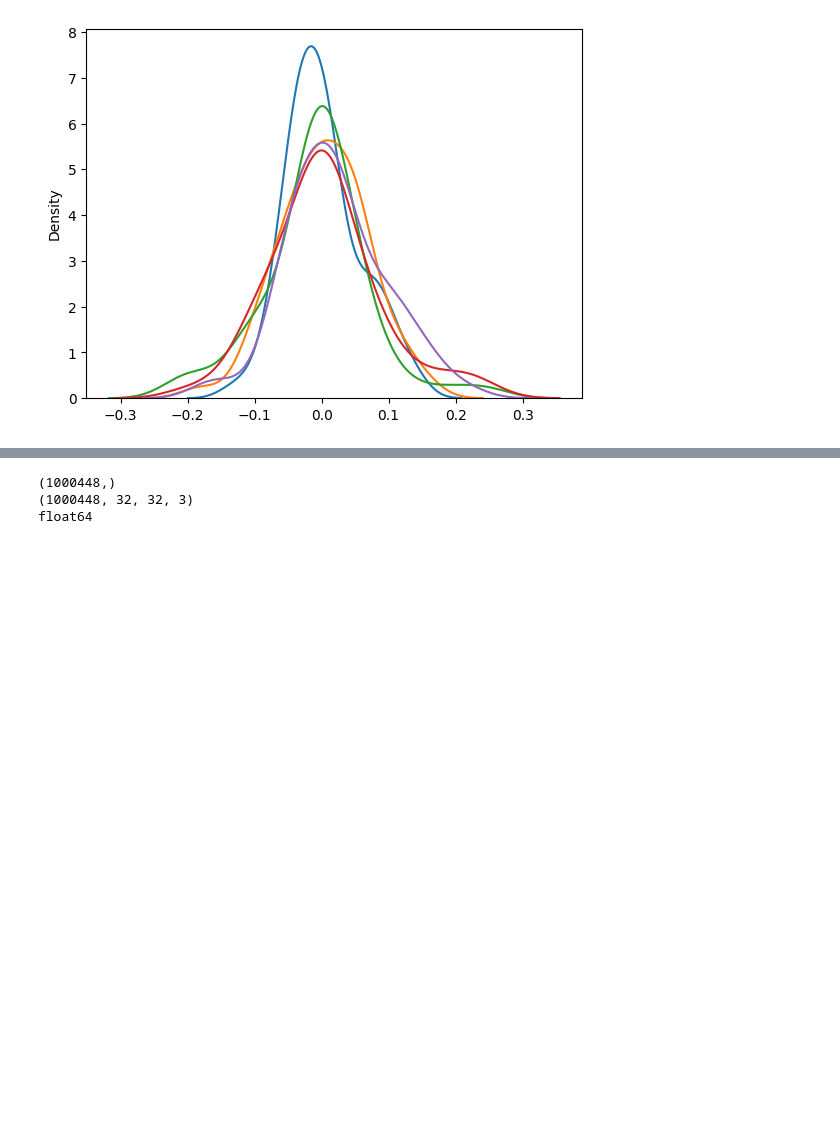
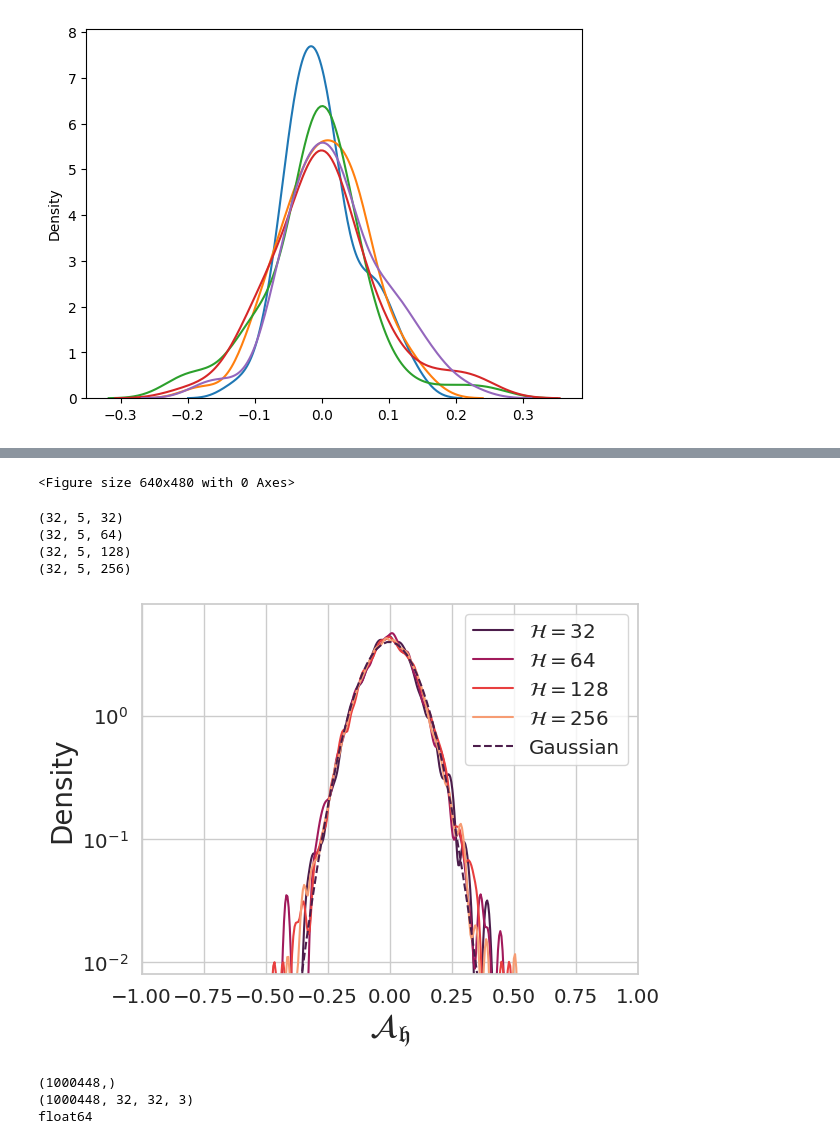
Before and after one commit to Pehlevan-Group/inf_transformer_limits, a Jupyter notebook: learn_gates_scaling.ipynb, the cells around one changed output, grey strips where cells are left out. Saved outputs shown, nothing was run; the diff lists cells and outputs as text; code cells hidden in the pictures; blank space fills up the shorter version.

```diff
--- a/learn_gates_scaling.ipynb
+++ b/learn_gates_scaling.ipynb
@@ -346,3 +344,62 @@ plt.show()
+# %%
+# make plot of attention distribution across different values of H
+
+dim = 16
+head_vals = [32,64,128,256]
+all_A = []
+
+num_inits = 32
+
+plt.figure()
+count = 0
+for i, heads in enumerate(head_vals):
+    model = simple_TF(dim = dim, heads = heads, depth = depth, patch_size = patch_size, scale_exp = 1.0, adam_scale = 0.0)
+
+    Ai = []
+    for j in range(num_inits):
+        params = model.init(random.PRNGKey(j), jnp.ones((4,32,32,3)) )
+        out, state = model.apply(params, x, capture_intermediates=True, mutable=["intermediates"])
+        Aij = []
+        layer = 0
+        for k in state['intermediates'].keys():
+            if "Attention" in k:
+                qk = state['intermediates'][k]['qk_layer']['__call__'][0] /  heads**(0.5) /  dim**(0.5)
+                qk = rearrange( qk, 'b l (h d) -> b h l d' , h = heads) # (batch, heads, loc, d )
+                q,k = jnp.split( qk, 2, axis = -1 ) # gives q, k each of shape ( batch, heads, loc, d )
+                A = 1.0 / dim**(1.0) * jnp.einsum('ijkl,ijml->ijkm', q, k) # batch x heads x loc x loc
+                Aij += [ A[0,:,4,4] ]
+        Ai += [Aij]
+    all_A += [Ai]
+plt.show()
+# %% [output]
+<Figure size 640x480 with 0 Axes>
+# %%
+plt.figure()
+sns.set_palette("rocket", n_colors=len(all_A))
+for i, Ai in enumerate(all_A):
+    Ai = jnp.array(Ai)
+    print(Ai.shape)
+    Ai = Ai[:,-1,:]
+    sns.kdeplot(Ai.flatten(), bw_adjust = 0.5, label = r'$\mathcal{H} = %d$' % head_vals[i])
+sigma = Ai.flatten().std()
+xs = jnp.linspace(-1.0,1.0,100)
+Gauss = jnp.exp(-0.5 * xs**2 / sigma**2 ) / jnp.sqrt(2*jnp.pi*sigma**2)
+plt.plot( xs, Gauss , '--', label = 'Gaussian')
+plt.xlabel(r'$\mathcal{A}_{\mathfrak{h}}$',fontsize = 24)
+plt.ylabel(r'Density', fontsize = 20)
+plt.yscale('log')
+plt.ylim([8e-3,8.0])
+plt.xlim([-1.0,1.0])
+plt.legend()
+#plt.title(f'$N = {dim}$', fontsize = 20)
+plt.savefig(f'figures/attn_entries_last_init_converge_N_{dim}.pdf',bbox_inches = 'tight')
+plt.show()
+# %% [output]
+(32, 5, 32)
+(32, 5, 64)
+(32, 5, 128)
+(32, 5, 256)
+[figure, added]
 # %%
 data_dir = '/n/holyscratch01/pehlevan_lab/Everyone/cifar-5m-new'
 file_name = f"{data_dir}/cifar5m_part{0}.npz"
```
Also changed, not shown: parts of 30 cells of this notebook, 4 other files.
